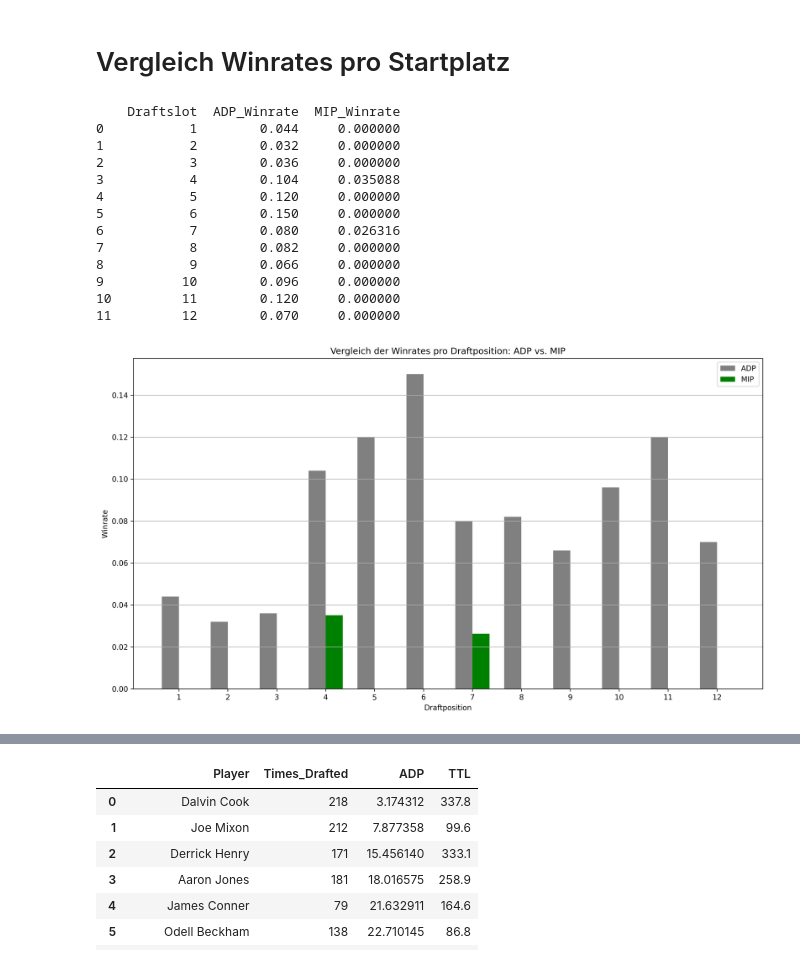
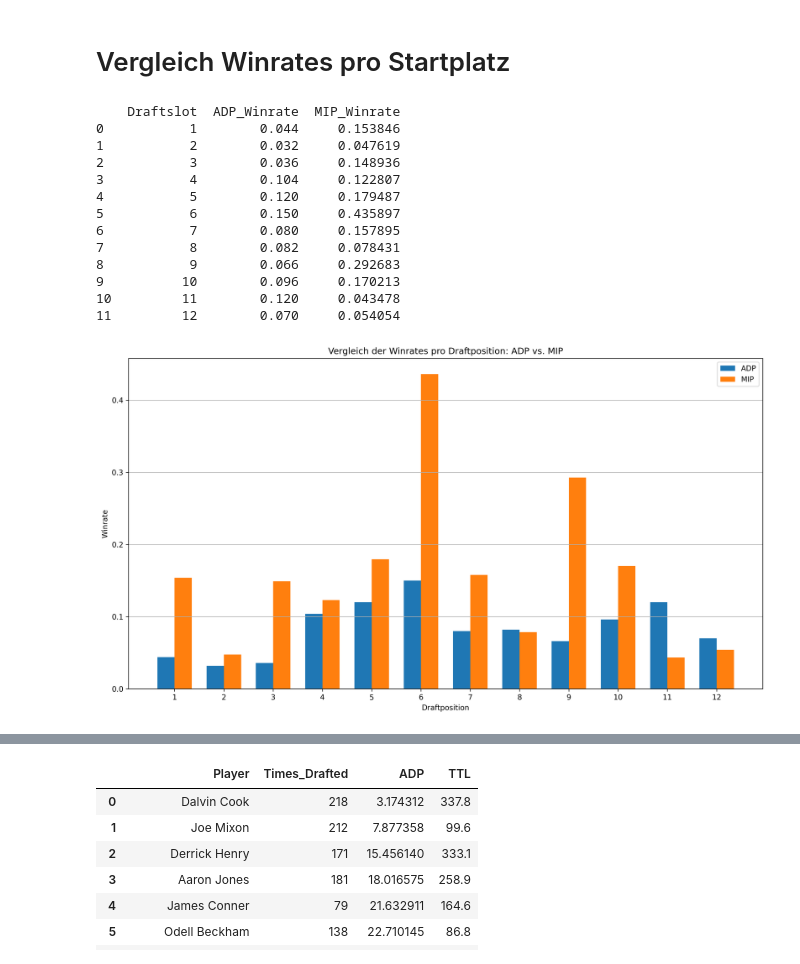
Before and after one commit to alexk2206/Data_Driven_Fantasy_Football, a Jupyter notebook: Evaluation.ipynb, the cells around one changed output, grey strips where cells are left out. Saved outputs shown, nothing was run; the diff lists cells and outputs as text; code cells hidden in the pictures.

```diff
--- a/Evaluation.ipynb
+++ b/Evaluation.ipynb
@@ -5,7 +5,8 @@ import matplotlib.pyplot as plt
 import pandas as pd
 import seaborn as sns
 # %%
-year = 2020
+# MIP drafts für ein Jahr
+year = 2024
 MIP_dfs = []
 for run in range(1, 6):
     url = f"https://raw.githubusercontent.com/alexk2206/Data_Driven_Fantasy_Football/main/simulations/MIP/simulation_results_MIP_ALL_{year}_run{run}.json"
@@ -14,5 +15,3 @@ for run in range(1, 6):
     MIP_dfs.append(df)
 
 MIP_sim = pd.concat(MIP_dfs, ignore_index=True)
-print(len(MIP_sim))
-print(MIP_sim.head())
@@ -114,45 +156,45 @@ MIP_winrate_df = (
 # Plot
 
 # Umbenennen der Winrate-Spalten zur Unterscheidung
 ADP_df = ADP_winrate_df[["Draftslot", "Winrate"]].rename(columns={"Winrate": "ADP_Winrate"})
 MIP_df = MIP_winrate_df[["Draftslot", "Winrate"]].rename(columns={"Winrate": "MIP_Winrate"})
 
 # Zusammenführen
 compare_df = pd.merge(ADP_df, MIP_df, on="Draftslot").sort_values("Draftslot")
 print(compare_df)
 
 # Balkendiagramm
 x = compare_df["Draftslot"]
 width = 0.35
 
 fig, ax = plt.subplots(figsize=(3840 / 300, 2160 / 300), dpi=300)
-ax.bar(x - width/2, compare_df["ADP_Winrate"], width, label="ADP", color="gray")
-ax.bar(x + width/2, compare_df["MIP_Winrate"], width, label="MIP", color="green")
+ax.bar(x - width/2, compare_df["ADP_Winrate"], width, label="ADP")
+ax.bar(x + width/2, compare_df["MIP_Winrate"], width, label="MIP")
 
 # Layout
 ax.set_xlabel("Draftposition")
 ax.set_ylabel("Winrate")
 ax.set_title("Vergleich der Winrates pro Draftposition: ADP vs. MIP")
 ax.set_xticks(x)
 ax.set_xticklabels(x)
 ax.legend()
 ax.grid(True, axis='y')
 plt.tight_layout()
 plt.show()
 
 fig.savefig(f"winrate_comparison_{year}.png")
 # %% [output]
     Draftslot  ADP_Winrate  MIP_Winrate
-0           1        0.044     0.000000
-1           2        0.032     0.000000
-2           3        0.036     0.000000
-3           4        0.104     0.035088
-4           5        0.120     0.000000
-5           6        0.150     0.000000
-6           7        0.080     0.026316
-7           8        0.082     0.000000
-8           9        0.066     0.000000
-9          10        0.096     0.000000
-10         11        0.120     0.000000
-11         12        0.070     0.000000
+0           1        0.044     0.153846
+1           2        0.032     0.047619
+2           3        0.036     0.148936
+3           4        0.104     0.122807
+4           5        0.120     0.179487
+5           6        0.150     0.435897
+6           7        0.080     0.157895
+7           8        0.082     0.078431
+8           9        0.066     0.292683
+9          10        0.096     0.170213
+10         11        0.120     0.043478
+11         12        0.070     0.054054
-[figure, old version]
+[figure, new version]
```
Also changed, not shown: parts of 8 cells of this notebook.
